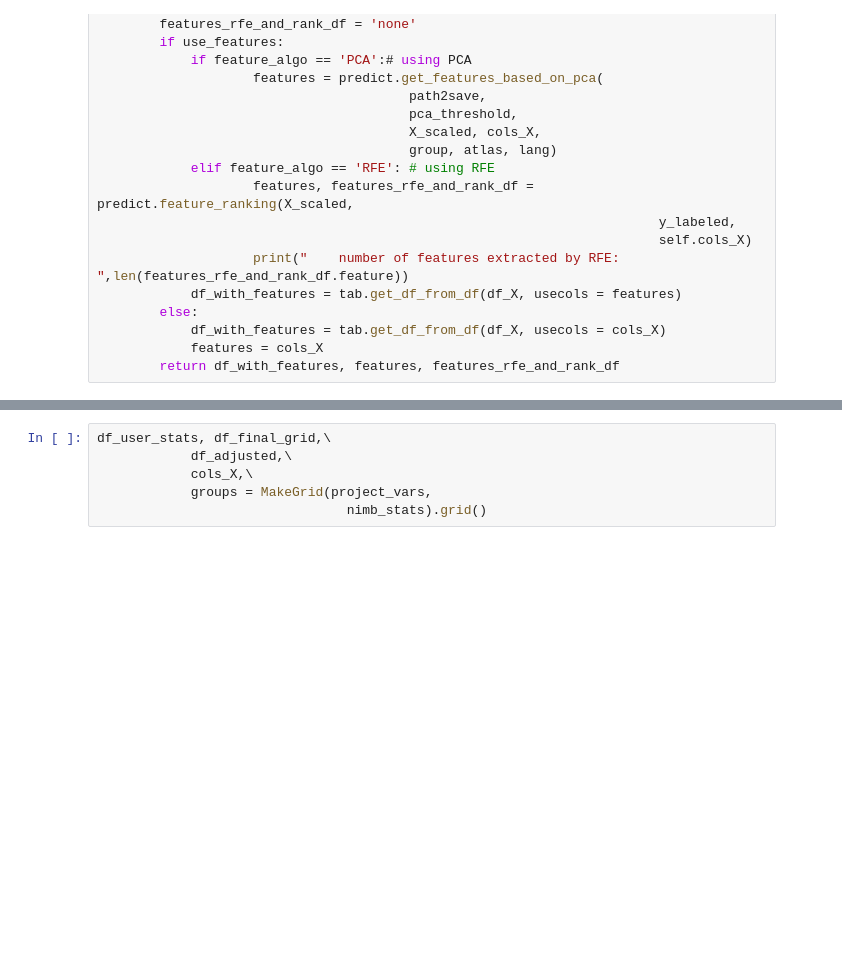
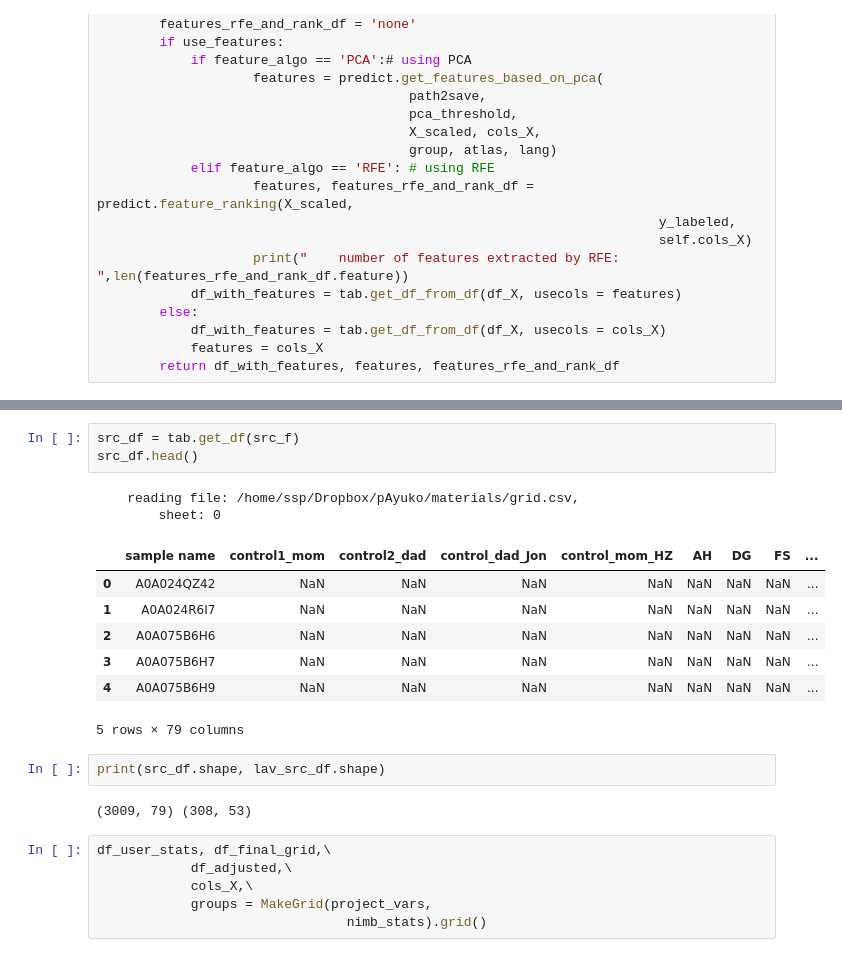
Before and after one commit to alexhanganu/hoshinolab_proteomics_age, a Jupyter notebook: testing.ipynb, the cells around one changed output, grey strips where cells are left out. Drawn from its saved outputs; the diff is of its cells as text; blank space fills up the shorter version.

```diff
--- a/testing.ipynb
+++ b/testing.ipynb
@@ -91,3 +88,20 @@ lav_src_df.head()
+# %%
+src_df = tab.get_df(src_f)
+src_df.head()
+# %% [output]
+    reading file: /home/ssp/Dropbox/pAyuko/materials/grid.csv,
+        sheet: 0
+|  | sample name | control1_mom | control2_dad | control_dad_Jon | control_mom_HZ | AH | DG | FS | ... |
+| 0 | A0A024QZ42 | NaN | NaN | NaN | NaN | NaN | NaN | NaN | ... |
+| 1 | A0A024R6I7 | NaN | NaN | NaN | NaN | NaN | NaN | NaN | ... |
+| 2 | A0A075B6H6 | NaN | NaN | NaN | NaN | NaN | NaN | NaN | ... |
+| 3 | A0A075B6H7 | NaN | NaN | NaN | NaN | NaN | NaN | NaN | ... |
+| 4 | A0A075B6H9 | NaN | NaN | NaN | NaN | NaN | NaN | NaN | ... |
+5 rows × 79 columns
+# %%
+print(src_df.shape, lav_src_df.shape)
+# %% [output]
+(3009, 79) (308, 53)
 # %%
 df_user_stats, df_final_grid,\
             df_adjusted,\
```
Also changed, not shown: parts of 2 cells of this notebook, 1 other file.
